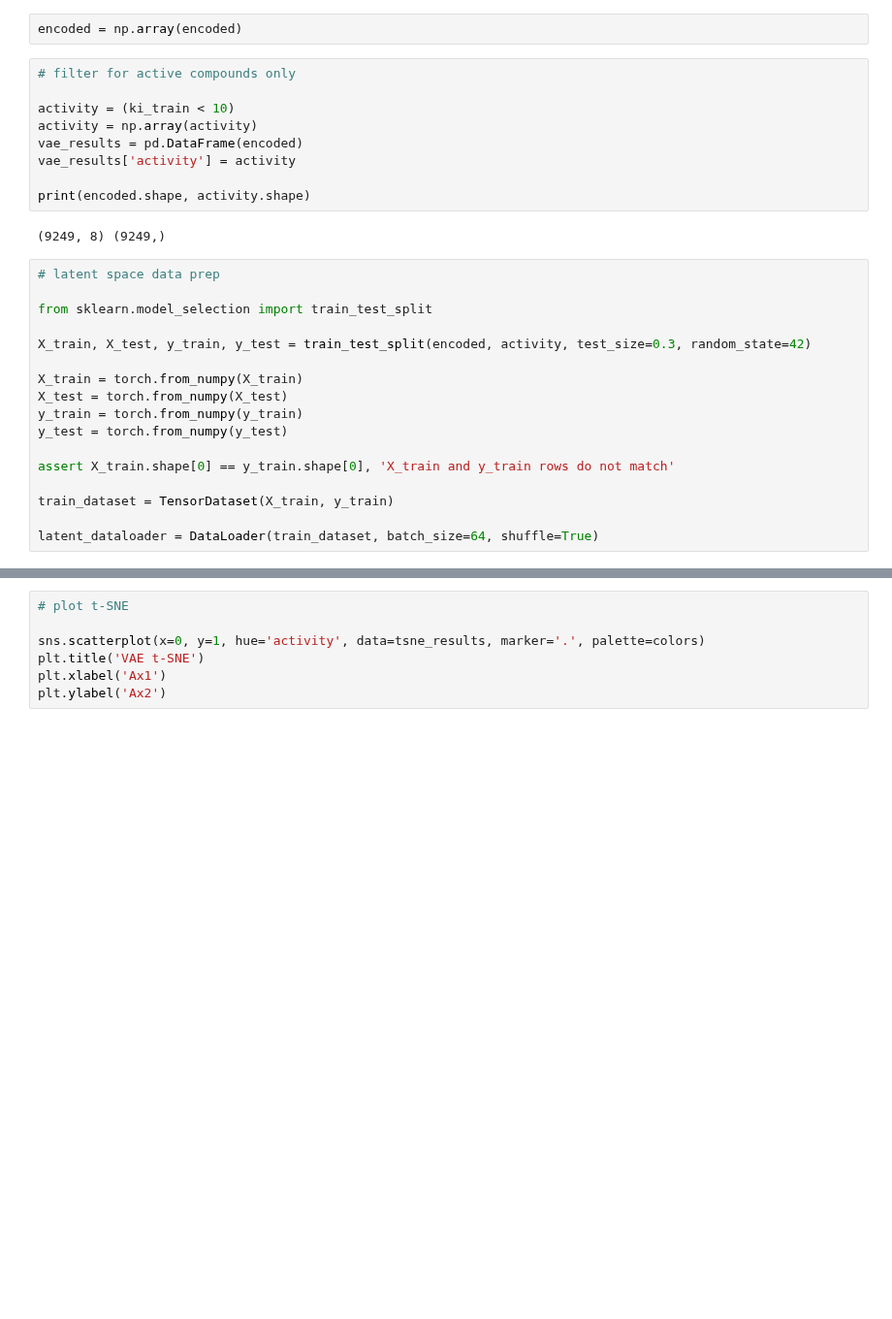
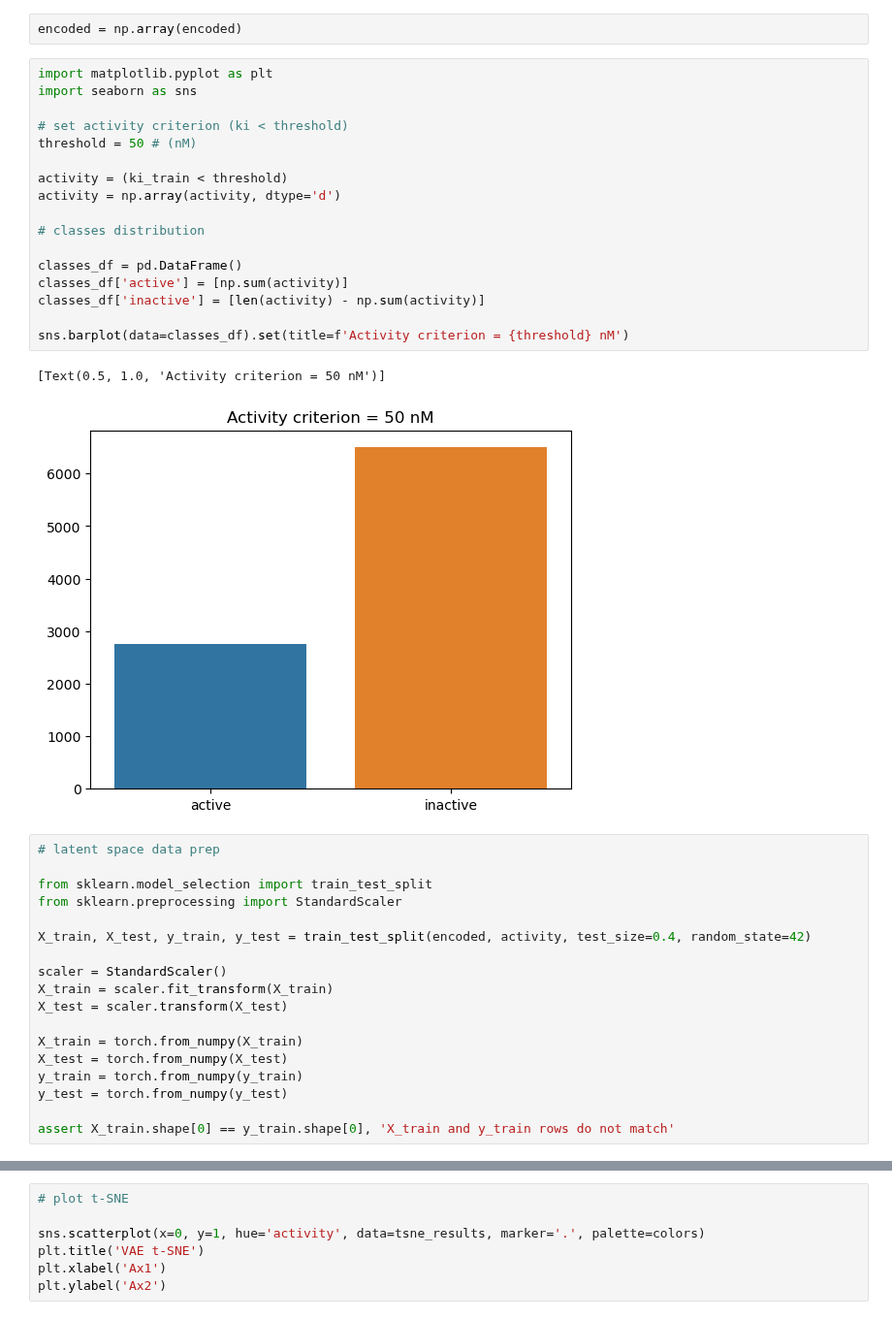
Before and after one commit to asiomchen/mldd23_project1, a Jupyter notebook: VAE/project.ipynb, the cells around one changed output, grey strips where cells are left out. Shown at 97% size. Saved outputs shown, nothing was run; the diff lists cells and outputs as text; blank space fills up the shorter version.

```diff
--- a/VAE/project.ipynb
+++ b/VAE/project.ipynb
@@ -186,22 +167,36 @@ for fp in fp_train:
 # %%
 encoded = np.array(encoded)
 # %%
-# filter for active compounds only
+import matplotlib.pyplot as plt
+import seaborn as sns
 
-activity = (ki_train < 10)
-activity = np.array(activity)
-vae_results = pd.DataFrame(encoded)
-vae_results['activity'] = activity
+# set activity criterion (ki < threshold)
+threshold = 50 # (nM)
 
-print(encoded.shape, activity.shape)
+activity = (ki_train < threshold)
+activity = np.array(activity, dtype='d')
+
+# classes distribution
+
+classes_df = pd.DataFrame()
+classes_df['active'] = [np.sum(activity)]
+classes_df['inactive'] = [len(activity) - np.sum(activity)]
+
+sns.barplot(data=classes_df).set(title=f'Activity criterion = {threshold} nM')
 # %% [output]
-(9249, 8) (9249,)
+[Text(0.5, 1.0, 'Activity criterion = 50 nM')]
+[figure, added]
 # %%
 # latent space data prep
 
 from sklearn.model_selection import train_test_split
+from sklearn.preprocessing import StandardScaler
 
-X_train, X_test, y_train, y_test = train_test_split(encoded, activity, test_size=0.3, random_state=42)
+X_train, X_test, y_train, y_test = train_test_split(encoded, activity, test_size=0.4, random_state=42)
+
+scaler = StandardScaler()
+X_train = scaler.fit_transform(X_train)
+X_test = scaler.transform(X_test)
 
 X_train = torch.from_numpy(X_train)
 X_test = torch.from_numpy(X_test)
@@ -209,8 +204,4 @@ y_train = torch.from_numpy(y_train)
 y_test = torch.from_numpy(y_test)
 
 assert X_train.shape[0] == y_train.shape[0], 'X_train and y_train rows do not match'
-
-train_dataset = TensorDataset(X_train, y_train)
-
-latent_dataloader = DataLoader(train_dataset, batch_size=64, shuffle=True)
 # %%
```
Also changed, not shown: parts of 10 cells of this notebook.
